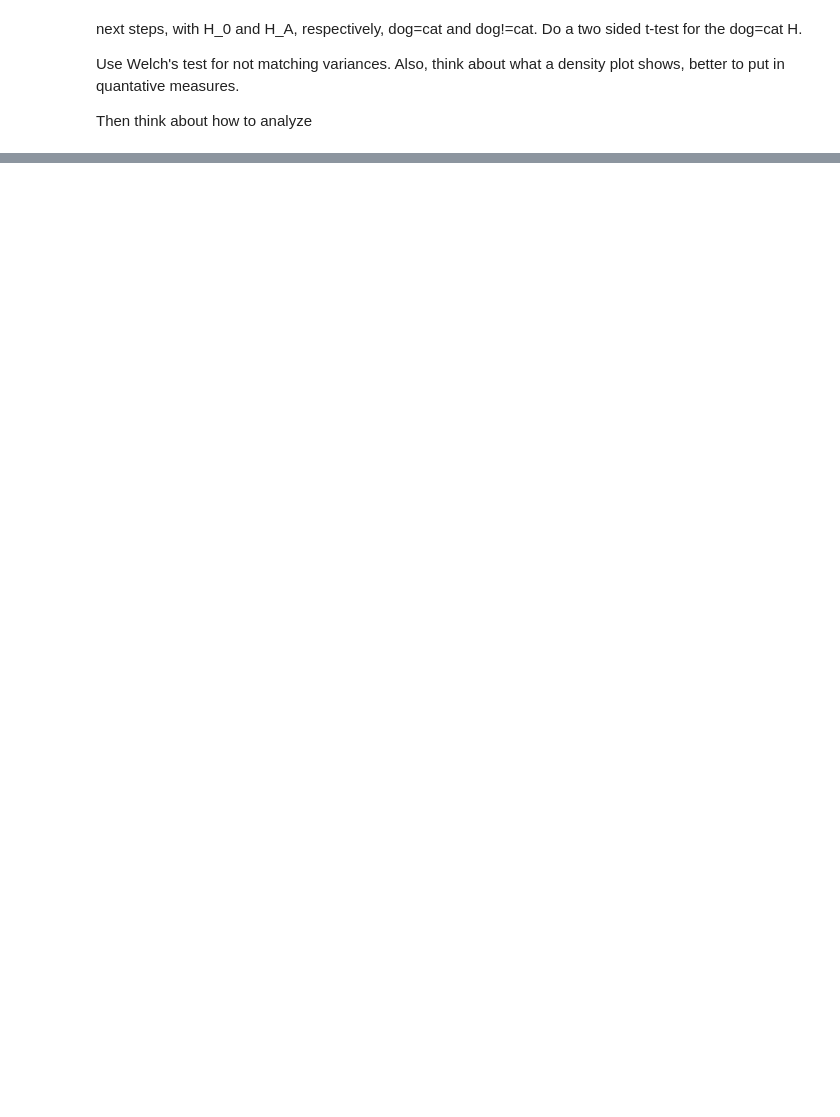
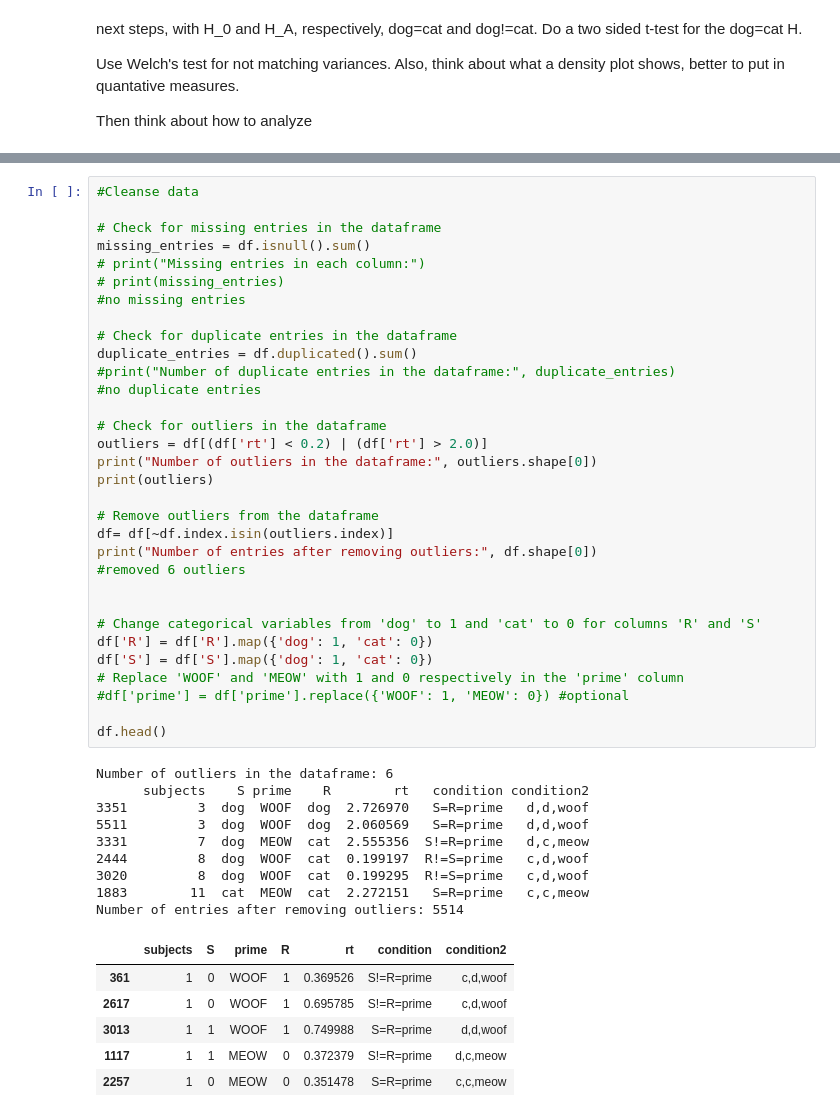
Before and after one commit to JesseK18/DDM_final-, a Jupyter notebook: data.ipynb, the cells around one changed output, grey strips where cells are left out. Drawn from its saved outputs; the diff is of its cells as text; blank space fills up the shorter version.

Commit message:
cleaning data and numericalization

```diff
--- a/data.ipynb
+++ b/data.ipynb
@@ -157,0 +170,48 @@ Then think about how to analyze
+# %%
+#Cleanse data
+
+# Check for missing entries in the dataframe
+missing_entries = df.isnull().sum()
+# print("Missing entries in each column:")
+# print(missing_entries)
+#no missing entries
+
+# Check for duplicate entries in the dataframe
+duplicate_entries = df.duplicated().sum()
+#print("Number of duplicate entries in the dataframe:", duplicate_entries)
+#no duplicate entries
+
+# Check for outliers in the dataframe
+outliers = df[(df['rt'] < 0.2) | (df['rt'] > 2.0)]
+print("Number of outliers in the dataframe:", outliers.shape[0])
+print(outliers)
+
+# Remove outliers from the dataframe
+df= df[~df.index.isin(outliers.index)]
+print("Number of entries after removing outliers:", df.shape[0])
+#removed 6 outliers
+
+
+# Change categorical variables from 'dog' to 1 and 'cat' to 0 for columns 'R' and 'S'
+df['R'] = df['R'].map({'dog': 1, 'cat': 0})
+df['S'] = df['S'].map({'dog': 1, 'cat': 0})
+# Replace 'WOOF' and 'MEOW' with 1 and 0 respectively in the 'prime' column
+#df['prime'] = df['prime'].replace({'WOOF': 1, 'MEOW': 0}) #optional
+
+df.head()
+# %% [output]
+Number of outliers in the dataframe: 6
+      subjects    S prime    R        rt   condition condition2
+3351         3  dog  WOOF  dog  2.726970   S=R=prime   d,d,woof
+5511         3  dog  WOOF  dog  2.060569   S=R=prime   d,d,woof
+3331         7  dog  MEOW  cat  2.555356  S!=R=prime   d,c,meow
+2444         8  dog  WOOF  cat  0.199197  R!=S=prime   c,d,woof
+3020         8  dog  WOOF  cat  0.199295  R!=S=prime   c,d,woof
+1883        11  cat  MEOW  cat  2.272151   S=R=prime   c,c,meow
+Number of entries after removing outliers: 5514
+|  | subjects | S | prime | R | rt | condition | condition2 |
+| 361 | 1 | 0 | WOOF | 1 | 0.369526 | S!=R=prime | c,d,woof |
+| 2617 | 1 | 0 | WOOF | 1 | 0.695785 | S!=R=prime | c,d,woof |
+| 3013 | 1 | 1 | WOOF | 1 | 0.749988 | S=R=prime | d,d,woof |
+| 1117 | 1 | 1 | MEOW | 0 | 0.372379 | S!=R=prime | d,c,meow |
+| 2257 | 1 | 0 | MEOW | 0 | 0.351478 | S=R=prime | c,c,meow |
```
Also changed, not shown: parts of 3 cells of this notebook.
